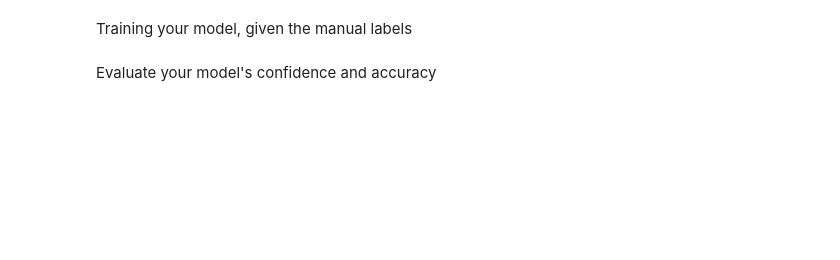
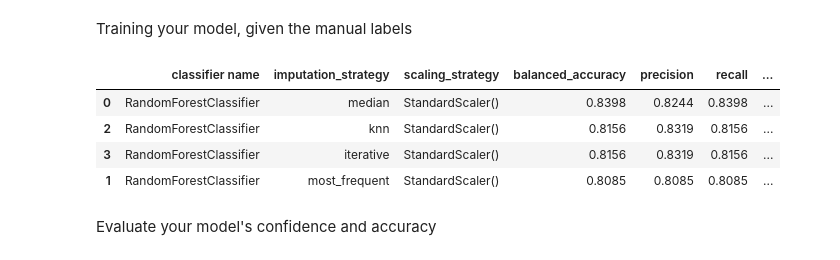
Before and after one commit to EHefti/DPQC, a Jupyter notebook: DPQC_Pipeline.ipynb, the cells around one changed output. Cells and saved outputs as stored; diff of their text form; code cells hidden in the pictures; blank space fills up the shorter version.

```diff
--- a/DPQC_Pipeline.ipynb
+++ b/DPQC_Pipeline.ipynb
@@ -133,30 +122,36 @@ Training your model, given the manual labels
 # %%
 # Choose the folder where your model should be saved
 model_folder = "_models/"
 
 # Load the labels from the chosed directory above
 manual_labels = pd.read_csv(Path(label_output_dir) / 'manual_unit_labels.tsv', sep='\t')
 manual_labels = manual_labels['quality_label'].tolist()
 
 manual_labels = ['good' if unit_type == 'good' else 'bad' for unit_type in manual_labels]
 
 # Train the model
 trainer = sc.train_model(
     mode="analyzers",
     labels=[manual_labels],
     analyzers=[analyzer],
     folder=model_folder,
     overwrite=True, # Set to True if you want to overwrite existing models
-    imputation_strategies = ["median"],
+    imputation_strategies=None,
     scaling_techniques = ["standard_scaler"],
     classifiers = None, # Default: Random Forest. Other Classifiers: [ "AdaBoostClassifier","GradientBoostingClassifier","LogisticRegression","MLPClassifier"]
     search_kwargs = {'scoring': 'balanced_accuracy', 'cv': 3} # Parameters used during the model hyperparameter search
 )
 
 best_model = trainer.best_pipeline
 
 accuracies = pd.read_csv(Path(model_folder) / "model_accuracies.csv", index_col = 0)
 accuracies.head()
+# %% [output]
+|  | classifier name | imputation_strategy | scaling_strategy | balanced_accuracy | precision | recall | ... |
+| 0 | RandomForestClassifier | median | StandardScaler() | 0.8398 | 0.8244 | 0.8398 | ... |
+| 2 | RandomForestClassifier | knn | StandardScaler() | 0.8156 | 0.8319 | 0.8156 | ... |
+| 3 | RandomForestClassifier | iterative | StandardScaler() | 0.8156 | 0.8319 | 0.8156 | ... |
+| 1 | RandomForestClassifier | most_frequent | StandardScaler() | 0.8085 | 0.8085 | 0.8085 | ... |
 # %% [markdown]
 Evaluate your model's confidence and accuracy
 # %%
```
Also changed, not shown: parts of 7 cells of this notebook, 5 other files.
